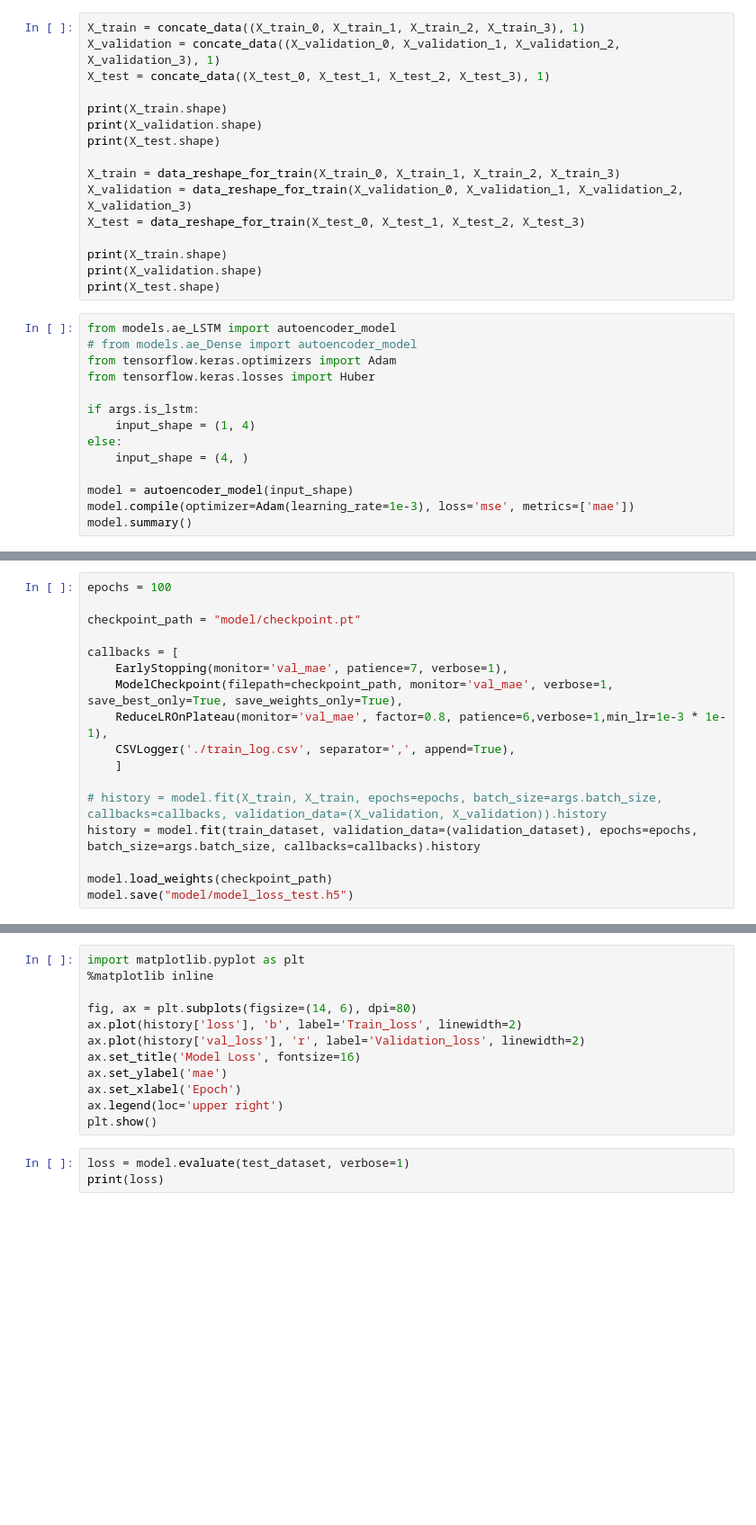
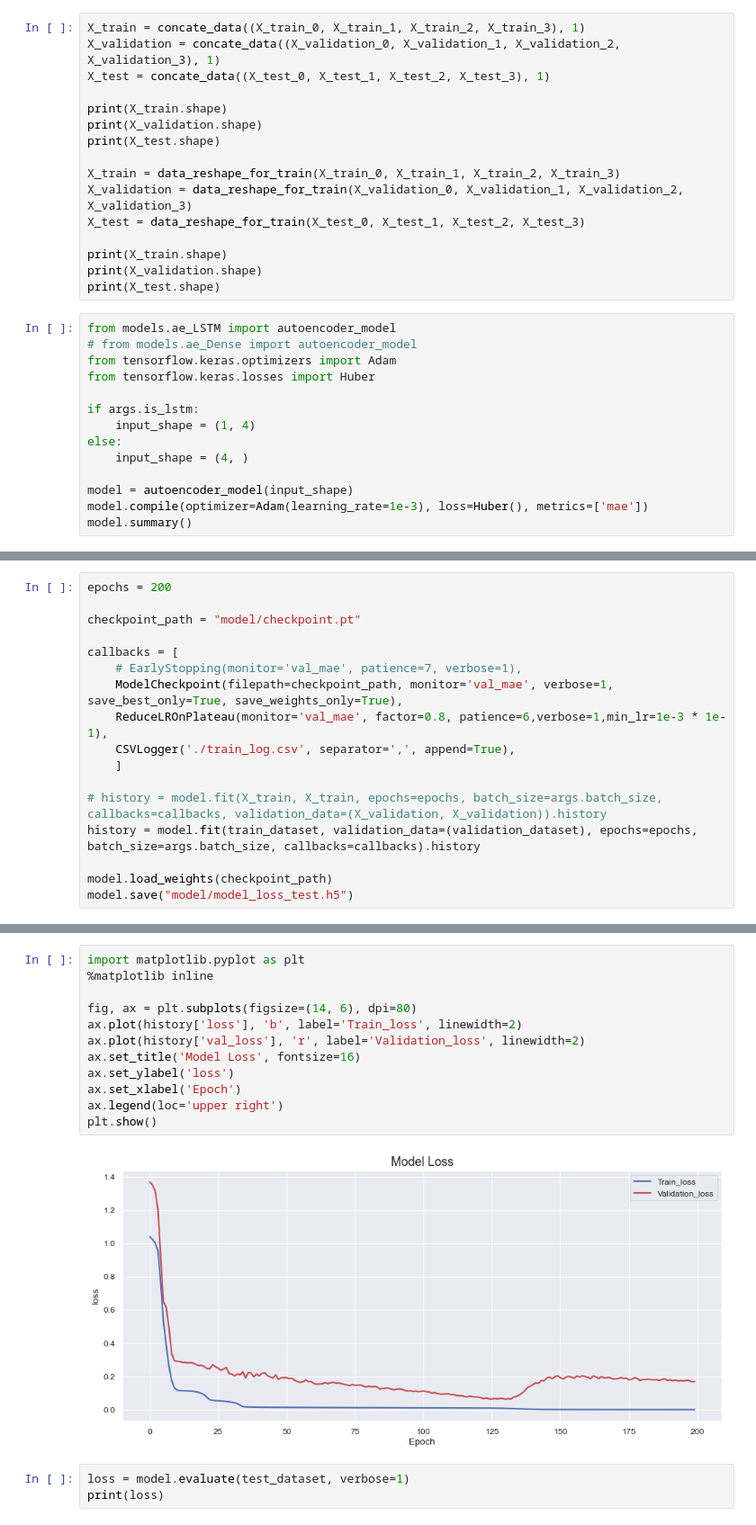
Before and after one commit to oune/AnomalyDetection, a Jupyter notebook: train_AE.ipynb, the cells around one changed output, grey strips where cells are left out. Shown: that part at 90% size. Saved outputs shown, nothing was run; the diff lists cells and outputs as text; blank space fills up the shorter version.

```diff
--- a/train_AE.ipynb
+++ b/train_AE.ipynb
@@ -185,6 +185,6 @@ else:
     input_shape = (4, )
 
 model = autoencoder_model(input_shape)
-model.compile(optimizer=Adam(learning_rate=1e-3), loss='mse', metrics=['mae'])
+model.compile(optimizer=Adam(learning_rate=1e-3), loss=Huber(), metrics=['mae'])
 model.summary()
 # %% [output]
@@ -206,12 +206,12 @@ Trainable params: 63,492
 Non-trainable params: 0
 _________________________________________________________________
 # %%
-epochs = 100
+epochs = 200
 
 checkpoint_path = "model/checkpoint.pt"
 
 callbacks = [
-    EarlyStopping(monitor='val_mae', patience=7, verbose=1),
+    # EarlyStopping(monitor='val_mae', patience=7, verbose=1),
     ModelCheckpoint(filepath=checkpoint_path, monitor='val_mae', verbose=1, save_best_only=True, save_weights_only=True),
     ReduceLROnPlateau(monitor='val_mae', factor=0.8, patience=6,verbose=1,min_lr=1e-3 * 1e-1),
     CSVLogger('./train_log.csv', separator=',', append=True),
@@ -227,15 +243,17 @@ Epoch 1/100
 # %%
 import matplotlib.pyplot as plt
 %matplotlib inline
 
 fig, ax = plt.subplots(figsize=(14, 6), dpi=80)
 ax.plot(history['loss'], 'b', label='Train_loss', linewidth=2)
 ax.plot(history['val_loss'], 'r', label='Validation_loss', linewidth=2)
 ax.set_title('Model Loss', fontsize=16)
-ax.set_ylabel('mae')
+ax.set_ylabel('loss')
 ax.set_xlabel('Epoch')
 ax.legend(loc='upper right')
 plt.show()
+# %% [output]
+[figure, added]
 # %%
 loss = model.evaluate(test_dataset, verbose=1)
 print(loss)
```
Also changed, not shown: parts of 15 cells of this notebook, 1 other file.
